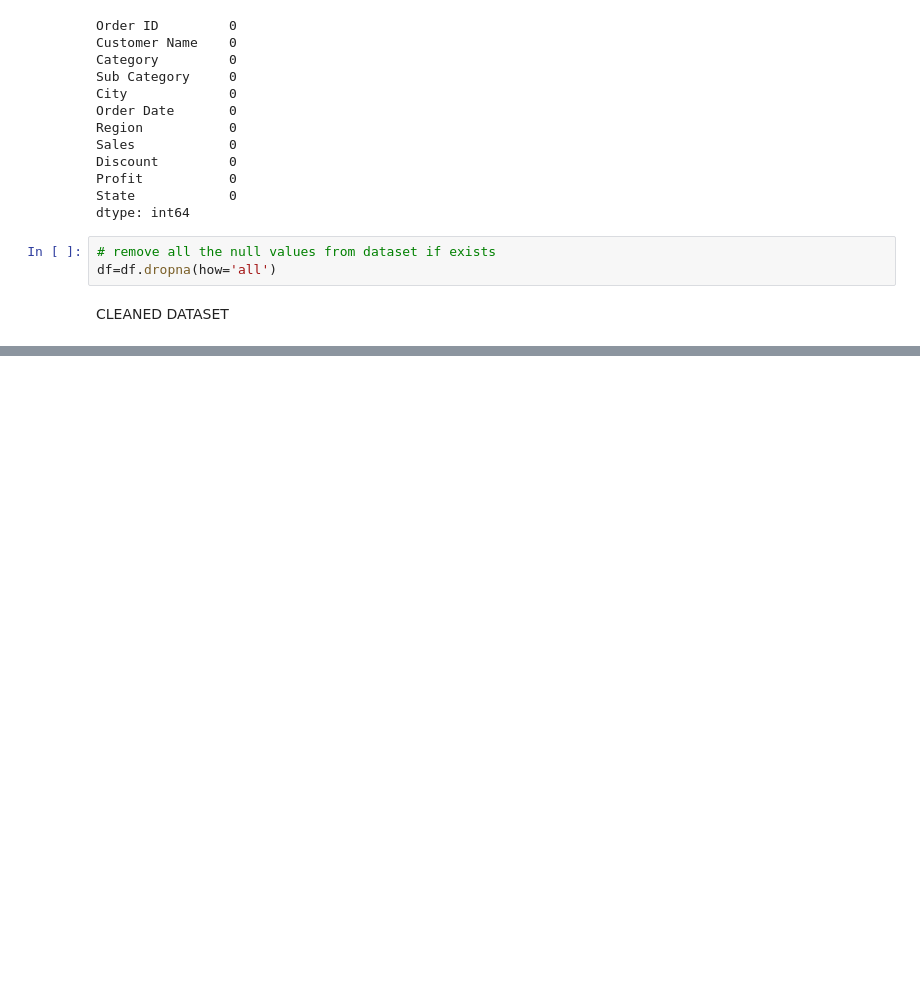
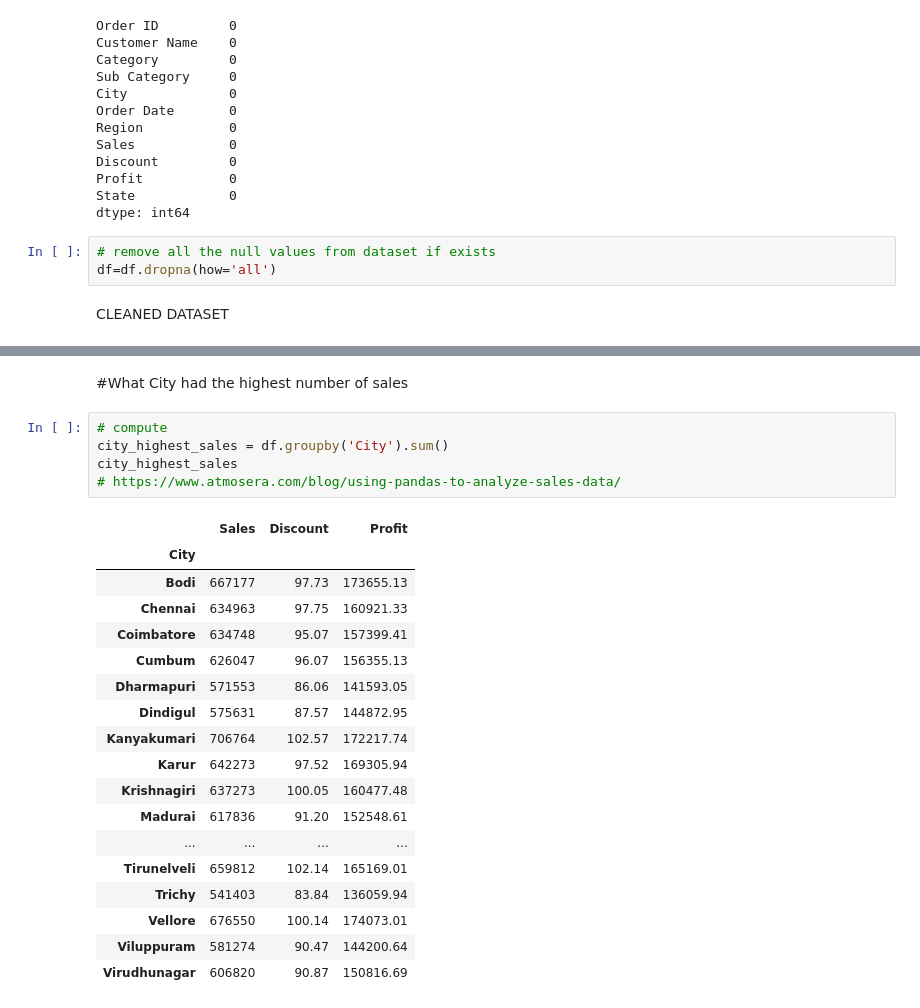
Before and after one commit to wandieinnocents/sales_analysis_pyhon_thesis_v3, a Jupyter notebook: v3_A_MULTIMODAL_ML_FRAMEWORK_FOR_BUSINESS_PERFORMANCE_ANALYSIS_Research_progress_v3.ipynb, the cells around one changed output, grey strips where cells are left out. Cells and saved outputs as stored; diff of their text form; blank space fills up the shorter version.

```diff
--- a/v3_A_MULTIMODAL_ML_FRAMEWORK_FOR_BUSINESS_PERFORMANCE_ANALYSIS_Research_progress_v3.ipynb
+++ b/v3_A_MULTIMODAL_ML_FRAMEWORK_FOR_BUSINESS_PERFORMANCE_ANALYSIS_Research_progress_v3.ipynb
@@ -100,0 +105,26 @@ df
+# %% [markdown]
+#What City had the highest number of sales
+# %%
+# compute
+city_highest_sales = df.groupby('City').sum()
+city_highest_sales
+# https://www.atmosera.com/blog/using-pandas-to-analyze-sales-data/
+# %% [output]
+|  | Sales | Discount | Profit |
+| City |  |  |  |
+| Bodi | 667177 | 97.73 | 173655.13 |
+| Chennai | 634963 | 97.75 | 160921.33 |
+| Coimbatore | 634748 | 95.07 | 157399.41 |
+| Cumbum | 626047 | 96.07 | 156355.13 |
+| Dharmapuri | 571553 | 86.06 | 141593.05 |
+| Dindigul | 575631 | 87.57 | 144872.95 |
+| Kanyakumari | 706764 | 102.57 | 172217.74 |
+| Karur | 642273 | 97.52 | 169305.94 |
+| Krishnagiri | 637273 | 100.05 | 160477.48 |
+| Madurai | 617836 | 91.20 | 152548.61 |
+| ... | ... | ... | ... |
+| Tirunelveli | 659812 | 102.14 | 165169.01 |
+| Trichy | 541403 | 83.84 | 136059.94 |
+| Vellore | 676550 | 100.14 | 174073.01 |
+| Viluppuram | 581274 | 90.47 | 144200.64 |
+| Virudhunagar | 606820 | 90.87 | 150816.69 |
```
Also changed, not shown: parts of 8 cells of this notebook.
